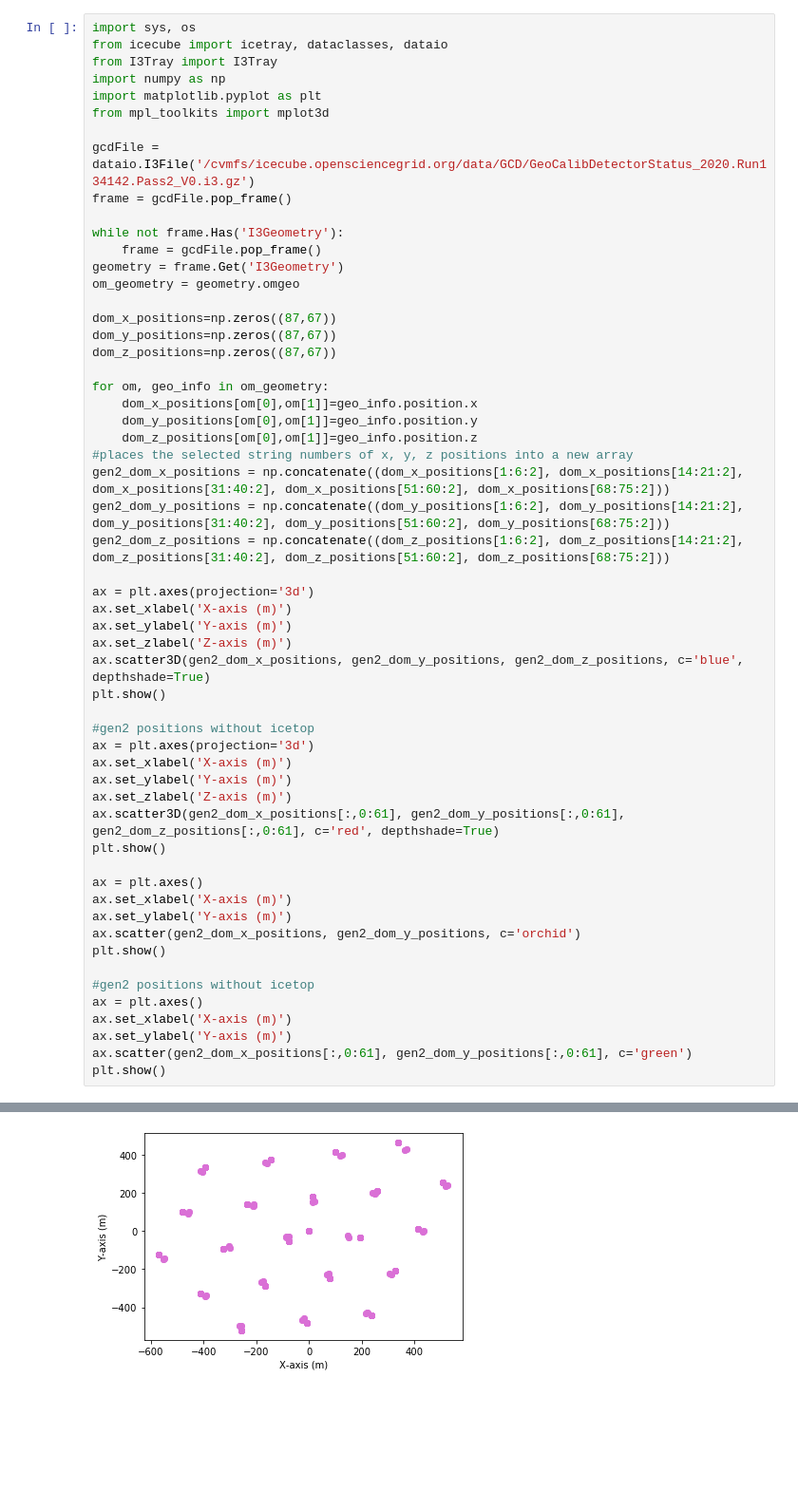
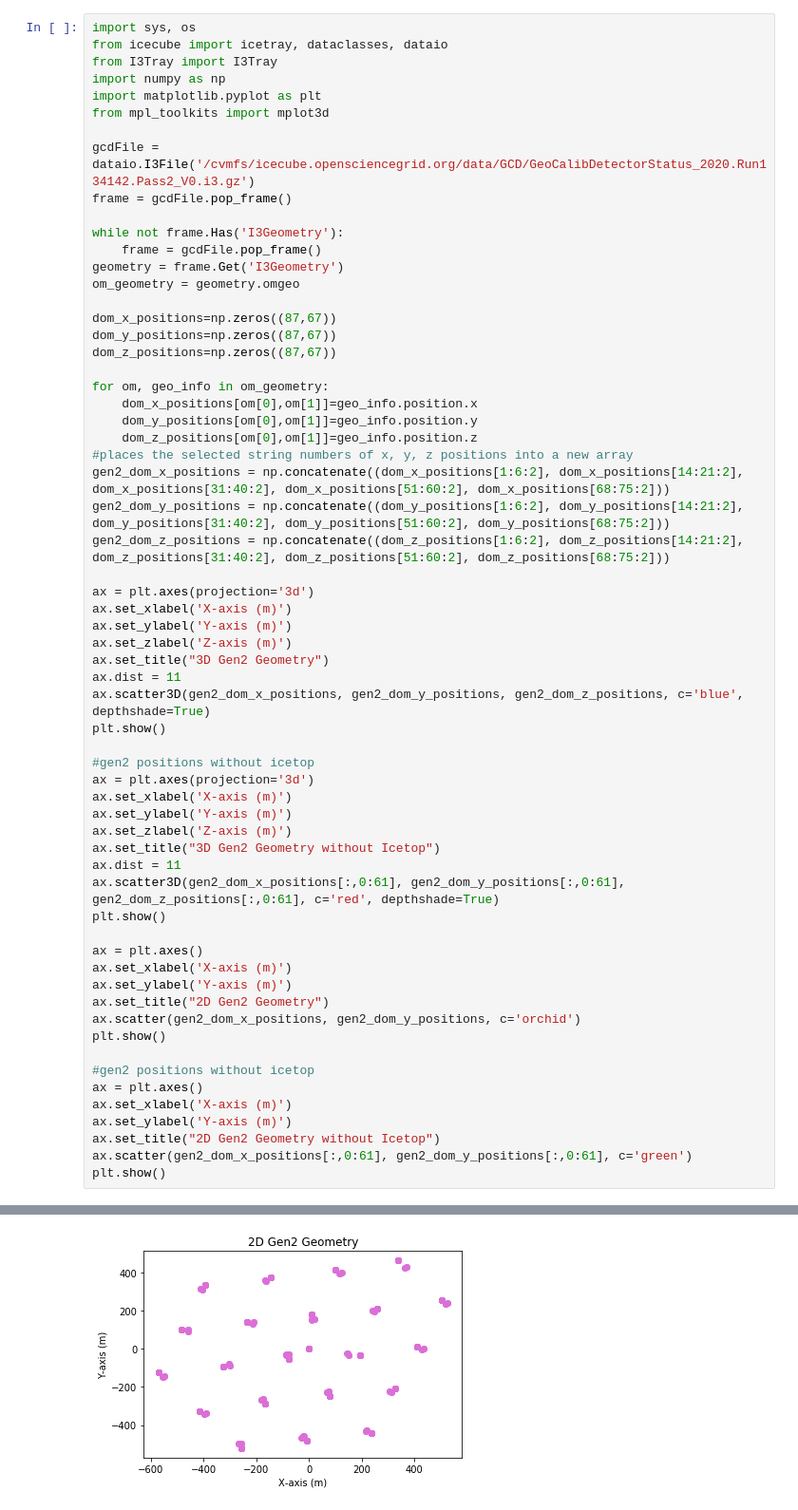
Before and after one commit to Patricia-Mcmillin/PMcmillin_REU, a Jupyter notebook: gen2_geometry.ipynb, the cells around one changed output, grey strips where cells are left out. Shown at 95% size. Saved outputs shown, nothing was run; the diff lists cells and outputs as text; blank space fills up the shorter version.

```diff
--- a/gen2_geometry.ipynb
+++ b/gen2_geometry.ipynb
@@ -31,6 +31,8 @@ ax = plt.axes(projection='3d')
 ax.set_xlabel('X-axis (m)')
 ax.set_ylabel('Y-axis (m)')
 ax.set_zlabel('Z-axis (m)')
+ax.set_title("3D Gen2 Geometry")
+ax.dist = 11
 ax.scatter3D(gen2_dom_x_positions, gen2_dom_y_positions, gen2_dom_z_positions, c='blue', depthshade=True)
 plt.show()
 
@@ -39,12 +41,15 @@ ax = plt.axes(projection='3d')
 ax.set_xlabel('X-axis (m)')
 ax.set_ylabel('Y-axis (m)')
 ax.set_zlabel('Z-axis (m)')
+ax.set_title("3D Gen2 Geometry without Icetop")
+ax.dist = 11
 ax.scatter3D(gen2_dom_x_positions[:,0:61], gen2_dom_y_positions[:,0:61], gen2_dom_z_positions[:,0:61], c='red', depthshade=True)
 plt.show()
 
 ax = plt.axes()
 ax.set_xlabel('X-axis (m)')
 ax.set_ylabel('Y-axis (m)')
+ax.set_title("2D Gen2 Geometry")
 ax.scatter(gen2_dom_x_positions, gen2_dom_y_positions, c='orchid')
 plt.show()
 
@@ -52,6 +57,7 @@ plt.show()
 ax = plt.axes()
 ax.set_xlabel('X-axis (m)')
 ax.set_ylabel('Y-axis (m)')
+ax.set_title("2D Gen2 Geometry without Icetop")
 ax.scatter(gen2_dom_x_positions[:,0:61], gen2_dom_y_positions[:,0:61], c='green')
 plt.show()
 # %% [output]
@@ -60 +66 @@ plt.show()
-[figure, old version]
+[figure, new version]
```
Also changed, not shown: parts of 5 cells of this notebook, 2 other files.
